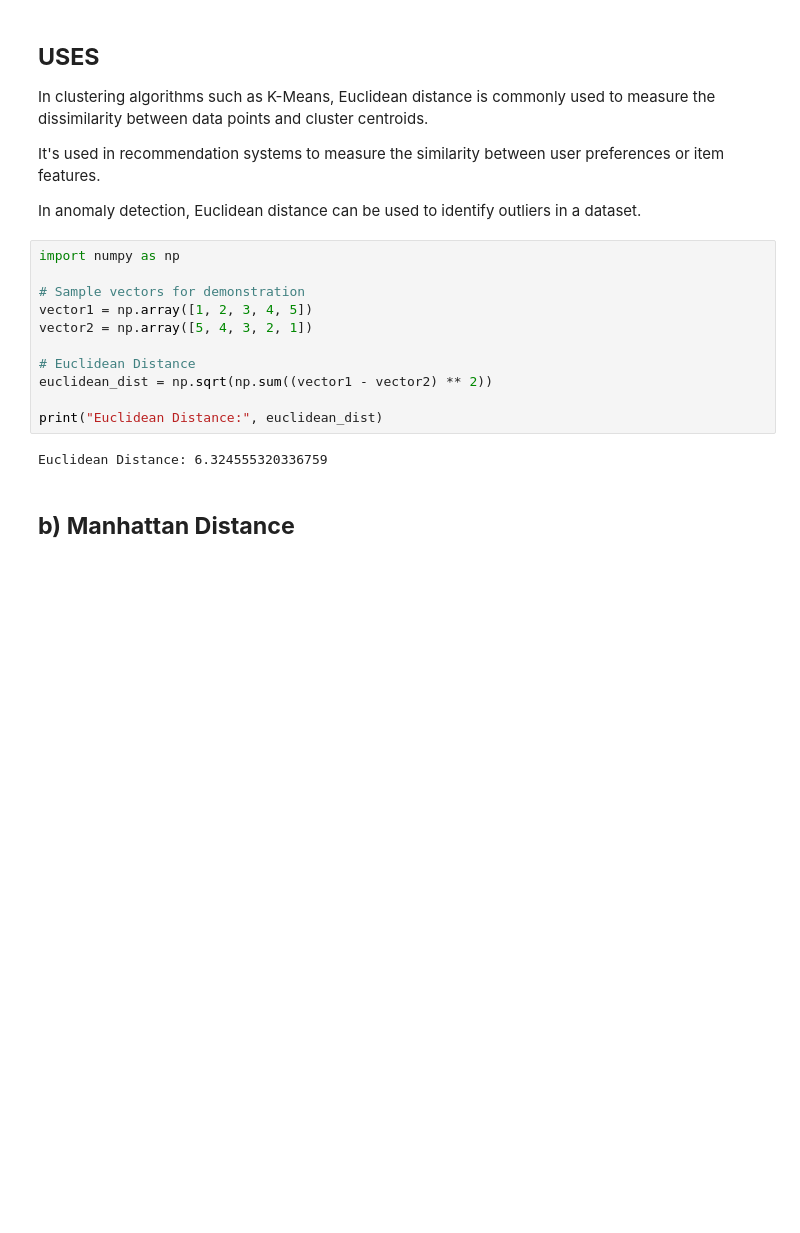
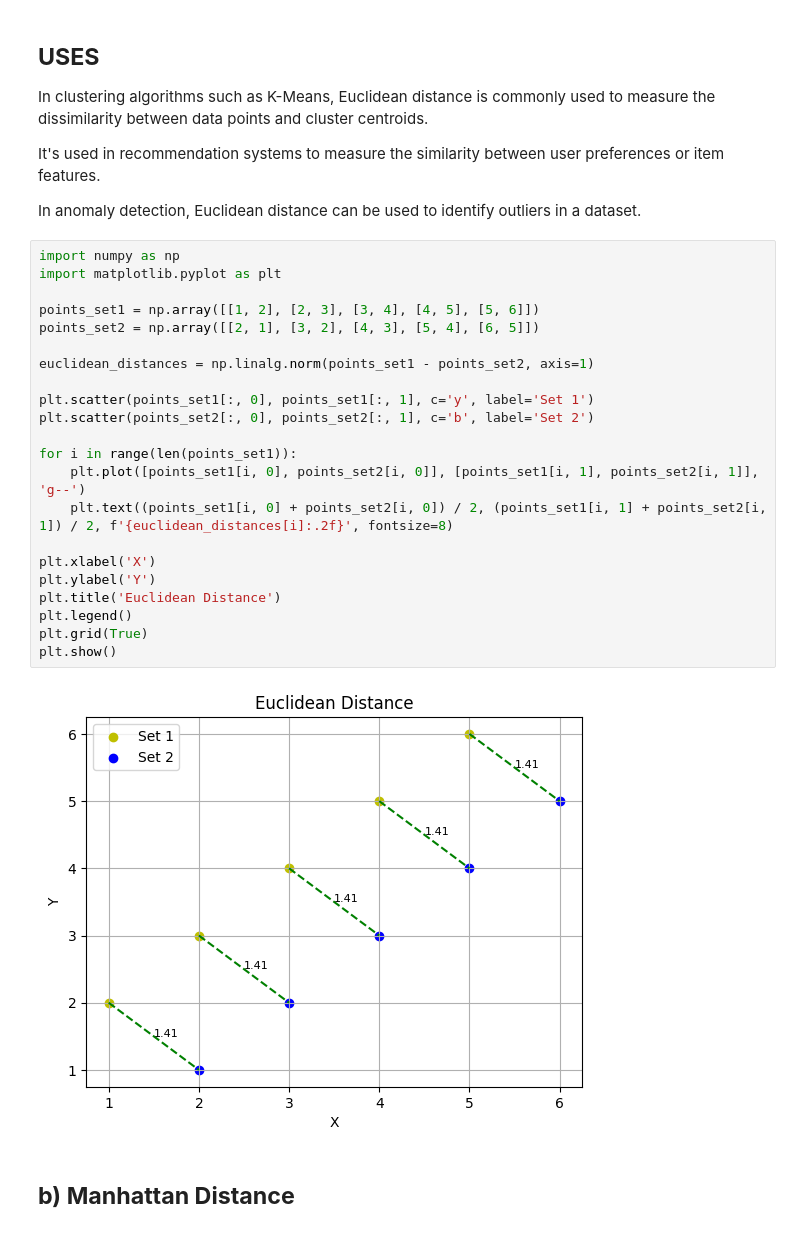
Before and after one commit to anjitagargi/Data-Mining-Lab, a Jupyter notebook: LAB5_211210010_AnjitaGargiChandora.ipynb, the cells around one changed output. Saved outputs shown, nothing was run; the diff lists cells and outputs as text; blank space fills up the shorter version.

```diff
--- a/LAB5_211210010_AnjitaGargiChandora.ipynb
+++ b/LAB5_211210010_AnjitaGargiChandora.ipynb
@@ -25,19 +23,30 @@ In clustering algorithms such as K-Means, Euclidean distance is commonly used to
 It's used in recommendation systems to measure the similarity between user preferences or item features.
 
 In anomaly detection, Euclidean distance can be used to identify outliers in a dataset.
-# %%
-import numpy as np
-
-# Sample vectors for demonstration
-vector1 = np.array([1, 2, 3, 4, 5])
-vector2 = np.array([5, 4, 3, 2, 1])
-
-# Euclidean Distance
-euclidean_dist = np.sqrt(np.sum((vector1 - vector2) ** 2))
-
-print("Euclidean Distance:", euclidean_dist)
-# %% [output]
-Euclidean Distance: 6.324555320336759
+# %%
+import numpy as np
+import matplotlib.pyplot as plt
+
+points_set1 = np.array([[1, 2], [2, 3], [3, 4], [4, 5], [5, 6]])
+points_set2 = np.array([[2, 1], [3, 2], [4, 3], [5, 4], [6, 5]])
+
+euclidean_distances = np.linalg.norm(points_set1 - points_set2, axis=1)
+
+plt.scatter(points_set1[:, 0], points_set1[:, 1], c='y', label='Set 1')
+plt.scatter(points_set2[:, 0], points_set2[:, 1], c='b', label='Set 2')
+
+for i in range(len(points_set1)):
+    plt.plot([points_set1[i, 0], points_set2[i, 0]], [points_set1[i, 1], points_set2[i, 1]], 'g--')
+    plt.text((points_set1[i, 0] + points_set2[i, 0]) / 2, (points_set1[i, 1] + points_set2[i, 1]) / 2, f'{euclidean_distances[i]:.2f}', fontsize=8)
+
+plt.xlabel('X')
+plt.ylabel('Y')
+plt.title('Euclidean Distance')
+plt.legend()
+plt.grid(True)
+plt.show()
+# %% [output]
+[figure, added]
 # %% [markdown]
 ## **b) Manhattan Distance**
 # %% [markdown]
```
Also changed, not shown: parts of 7 cells of this notebook.
